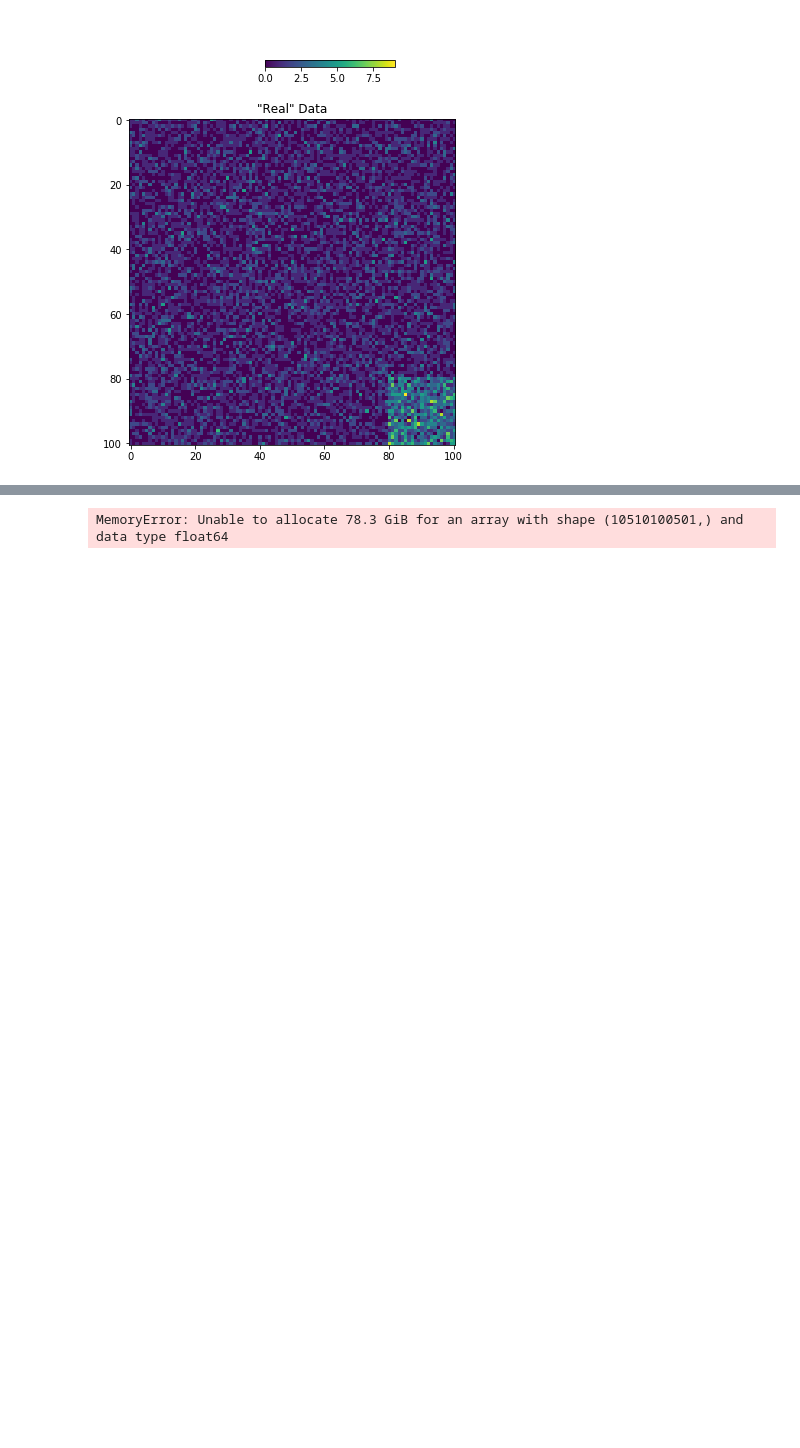
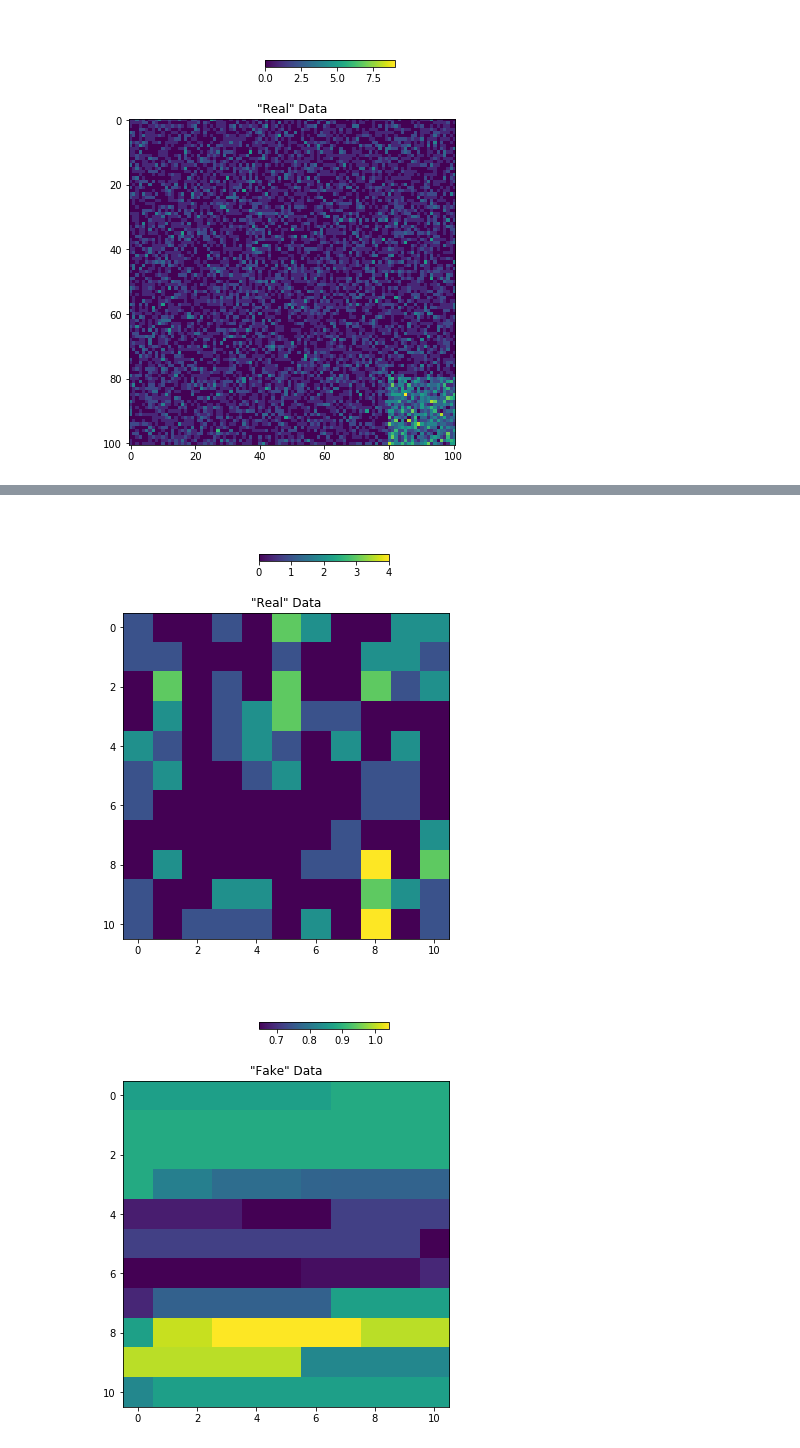
Before and after one commit to opendp/smartnoise-sdk, a Jupyter notebook: service/modules/synthetic-data-module/mwem/mwem_evaluate_2d.ipynb, the cells around one changed output, grey strips where cells are left out. Cells and saved outputs as stored; diff of their text form; code cells hidden in the pictures; blank space fills up the shorter version.

Commit message:
Actual data sampling added to mwem

```diff
--- a/service/modules/synthetic-data-module/mwem/mwem_evaluate_2d.ipynb
+++ b/service/modules/synthetic-data-module/mwem/mwem_evaluate_2d.ipynb
@@ -66,8 +66,8 @@ plt.show()
 # %%
-df = pd.read_csv('fake_datasets/fake_data_3d.csv')
+df = pd.read_csv('fake_datasets/fake_data_3d_10.csv')
 nf = df.to_numpy()
 
-synth = MWEMSynthesizer(400, 3.0, 10, 10)
+synth = MWEMSynthesizer(400, 3.0, 10, 20)
 synth.fit(nf)
 print('FAKE')
 print(synth.synthetic_data)
@@ -94,14 +94,36 @@ FAKE
-# %%
-x = synth.real_data[:, None, None]
-y = synth.real_data[None, :, None]
-z = synth.real_data[None, None, :]
-#x, y, z = np.broadcast_arrays(x, y, z)
-
-fig = plt.figure()
-ax = fig.gca(projection='3d')
-ax.scatter(x.ravel(),
-           y.ravel(),
-           z.ravel(),
-           c=c)
-# %% [output]
-MemoryError: Unable to allocate 78.3 GiB for an array with shape (10510100501,) and data type float64
+# %%
+# Aggregate along one axis for plotting : )
+agg_synth = synth.synthetic_data[0,:,:]
+for i in range(1,synth.synthetic_data.shape[0]):
+    agg_synth += synth.synthetic_data[i,:,:]
+
+agg_real = synth.real_data[0,:,:]
+for i in range(1,synth.real_data.shape[0]):
+    agg_real += synth.real_data[i,:,:]
+
+fig = plt.figure(figsize=(6, 6))
+ax = fig.add_subplot(111)
+ax.set_title('"Real" Data')
+plt.imshow(agg_real)
+ax.set_aspect('equal')
+cax = fig.add_axes([0.1, 1.0, 1., 0.1])
+cax.get_xaxis().set_visible(False)
+cax.get_yaxis().set_visible(False)
+cax.set_frame_on(False)
+plt.colorbar(orientation='horizontal')
+plt.show()
+
+fig = plt.figure(figsize=(6, 6))
+ax = fig.add_subplot(111)
+ax.set_title('"Fake" Data')
+plt.imshow(agg_synth)
+ax.set_aspect('equal')
+cax = fig.add_axes([0.1, 1.0, 1., 0.1])
+cax.get_xaxis().set_visible(False)
+cax.get_yaxis().set_visible(False)
+cax.set_frame_on(False)
+plt.colorbar(orientation='horizontal')
+plt.show()
+# %% [output]
+[figure, added]
+[figure, added]
```
Also changed, not shown: parts of 4 cells of this notebook, 8 other files.
